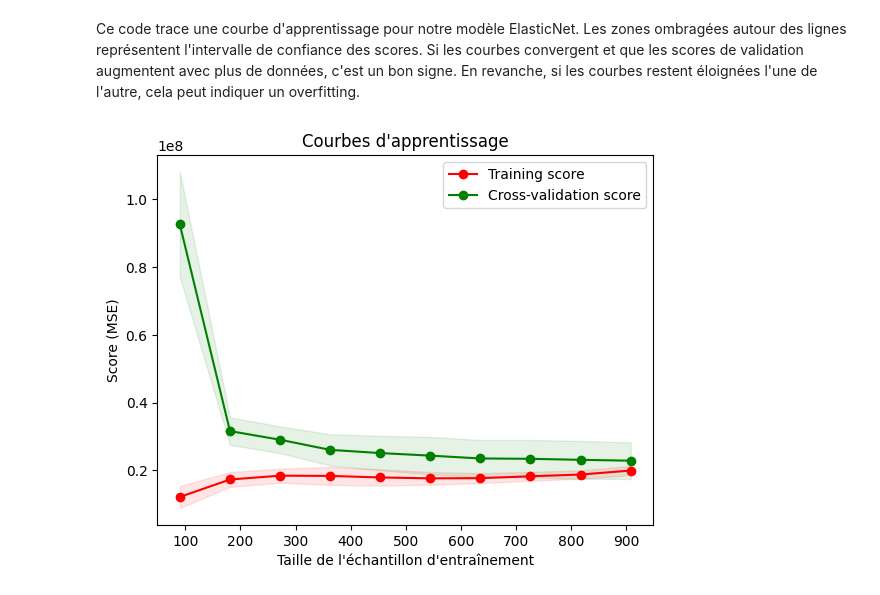
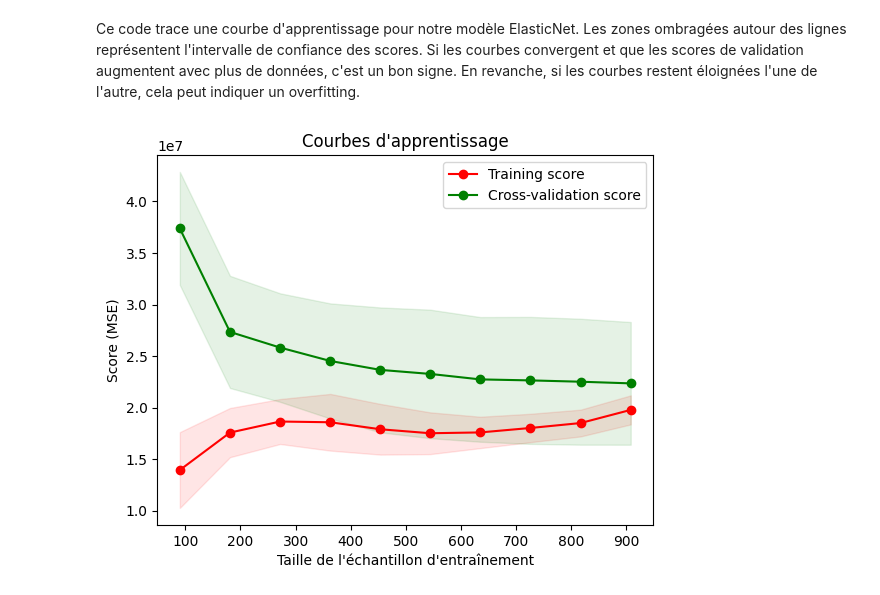
Before and after one commit to AntoineMLD/AssurePeopleUsa, a Jupyter notebook: modelisation.ipynb, the cells around one changed output. Saved outputs shown, nothing was run; the diff lists cells and outputs as text; code cells hidden in the pictures.

Commit message:
modif de modelisation et de streamlite

```diff
--- a/modelisation.ipynb
+++ b/modelisation.ipynb
@@ -16,12 +16,12 @@ from preprocess_data import split_regions, categorize_bmi
 # %%
 file_path = 'data_cleaned.csv'
 
-data = pd.read_csv(file_path)
+df = pd.read_csv(file_path)
 
-X = data.drop('charges', axis=1)
-y = data['charges']
+X = df.drop('charges', axis=1)
+y = df['charges']
 
-X_train, X_test, y_train, y_test = train_test_split(X, y, shuffle=True, train_size=0.85, random_state=42, stratify=X['smoker'])
+# X_train, X_test, y_train, y_test = train_test_split(X, y, shuffle=True, train_size=0.85, random_state=42, stratify=X['smoker'])
 # 80% pour train et 20% de test
 # %% [markdown]
 Recherche des meilleurs hyperparamètres de ElasticNet
@@ -117,32 +122,33 @@ import numpy as np
 import matplotlib.pyplot as plt
 
 # Définir les intervalles pour la taille de l'échantillon d'entraînement
 train_sizes = np.linspace(0.1, 1.0, 10)
+X_train, X_test, y_train, y_test = train_test_split(X, y, shuffle=True, train_size=0.85, random_state=42, stratify=X['smoker'])
 
 # Calculer les courbes d'apprentissage
 train_sizes, train_scores, validation_scores = learning_curve(
-    bestModel.best_estimator_, X_train, y_train, train_sizes=train_sizes, cv=5, scoring='neg_mean_squared_error'
+    best_model, X_train, y_train, train_sizes=train_sizes, cv=5, scoring='neg_mean_squared_error'
 )
 
 # Calculer la moyenne et l'écart-type des scores d'entraînement et de validation
 train_scores_mean = -train_scores.mean(axis=1)
 train_scores_std = train_scores.std(axis=1)
 validation_scores_mean = -validation_scores.mean(axis=1)
 validation_scores_std = validation_scores.std(axis=1)
 
 # Tracer les courbes d'apprentissage
 plt.figure()
 plt.fill_between(train_sizes, train_scores_mean - train_scores_std,
                  train_scores_mean + train_scores_std, alpha=0.1, color="r")
 plt.fill_between(train_sizes, validation_scores_mean - validation_scores_std,
                  validation_scores_mean + validation_scores_std, alpha=0.1, color="g")
 plt.plot(train_sizes, train_scores_mean, 'o-', color="r", label="Training score")
 plt.plot(train_sizes, validation_scores_mean, 'o-', color="g", label="Cross-validation score")
 
 plt.title("Courbes d'apprentissage")
 plt.xlabel("Taille de l'échantillon d'entraînement")
 plt.ylabel("Score (MSE)")
 plt.legend(loc="best")
 plt.show()
 # %% [output]
-[figure, old version]
+[figure, new version]
```
Also changed, not shown: parts of 4 cells of this notebook, 2 other files.
